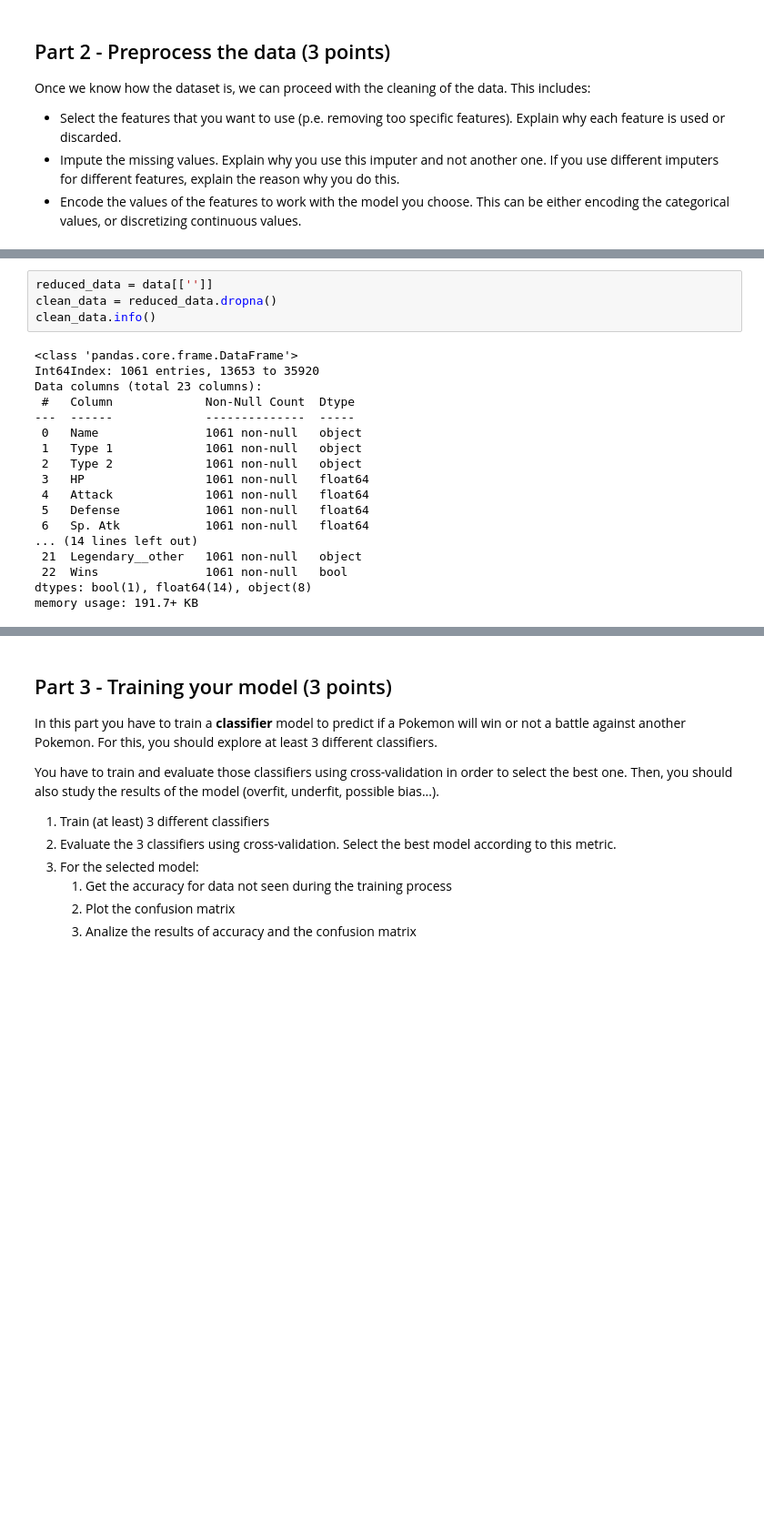
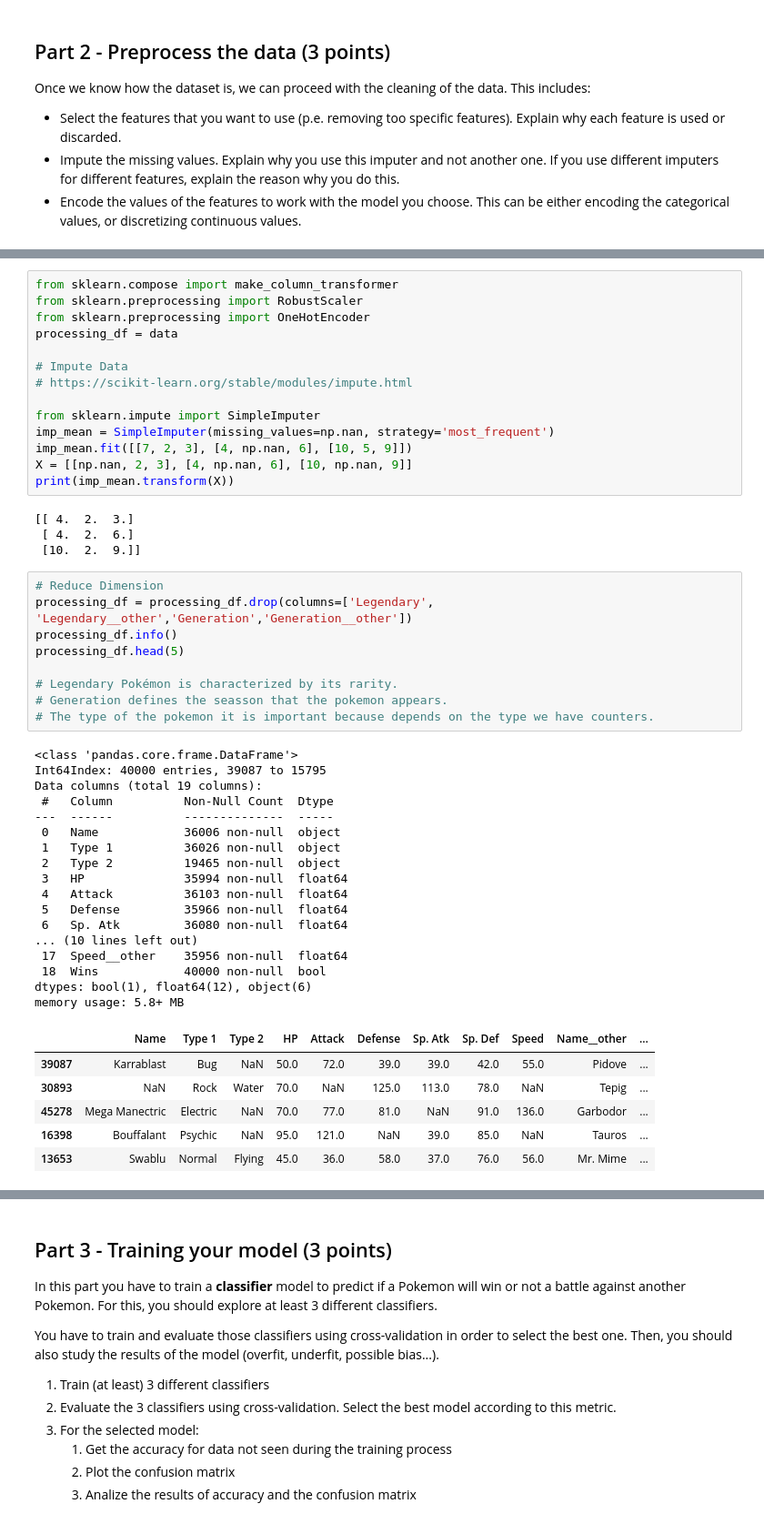
Before and after one commit to elskater98/ml-pokemon-prediction, a Jupyter notebook: pokemon_basic-ml.ipynb, the cells around one changed output, grey strips where cells are left out. Shown: that part at 91% size. Saved outputs shown, nothing was run; the diff lists cells and outputs as text; blank space fills up the shorter version.

```diff
--- a/pokemon_basic-ml.ipynb
+++ b/pokemon_basic-ml.ipynb
@@ -227,22 +198,51 @@ sns.heatmap(corr, mask=mask, cmap=cmap, center=0,
-# %%
-reduced_data = data[['']]
-clean_data = reduced_data.dropna()
-clean_data.info()
-# %% [output]
-<class 'pandas.core.frame.DataFrame'>
-Int64Index: 1061 entries, 13653 to 35920
-Data columns (total 23 columns):
- #   Column             Non-Null Count  Dtype
----  ------             --------------  -----
- 0   Name               1061 non-null   object
- 1   Type 1             1061 non-null   object
- 2   Type 2             1061 non-null   object
- 3   HP                 1061 non-null   float64
- 4   Attack             1061 non-null   float64
- 5   Defense            1061 non-null   float64
- 6   Sp. Atk            1061 non-null   float64
-... (14 lines left out)
- 21  Legendary__other   1061 non-null   object
- 22  Wins               1061 non-null   bool
-dtypes: bool(1), float64(14), object(8)
-memory usage: 191.7+ KB
+# %%
+from sklearn.compose import make_column_transformer
+from sklearn.preprocessing import RobustScaler
+from sklearn.preprocessing import OneHotEncoder
+processing_df = data
+
+# Impute Data
+# https://scikit-learn.org/stable/modules/impute.html
+
+from sklearn.impute import SimpleImputer
+imp_mean = SimpleImputer(missing_values=np.nan, strategy='most_frequent')
+imp_mean.fit([[7, 2, 3], [4, np.nan, 6], [10, 5, 9]])
+X = [[np.nan, 2, 3], [4, np.nan, 6], [10, np.nan, 9]]
+print(imp_mean.transform(X))
+# %% [output]
+[[ 4.  2.  3.]
+ [ 4.  2.  6.]
+ [10.  2.  9.]]
+# %%
+# Reduce Dimension
+processing_df = processing_df.drop(columns=['Legendary', 'Legendary__other','Generation','Generation__other'])
+processing_df.info()
+processing_df.head(5)
+
+# Legendary Pokémon is characterized by its rarity.
+# Generation defines the seasson that the pokemon appears.
+# The type of the pokemon it is important because depends on the type we have counters.
+# %% [output]
+<class 'pandas.core.frame.DataFrame'>
+Int64Index: 40000 entries, 39087 to 15795
+Data columns (total 19 columns):
+ #   Column          Non-Null Count  Dtype
+---  ------          --------------  -----
+ 0   Name            36006 non-null  object
+ 1   Type 1          36026 non-null  object
+ 2   Type 2          19465 non-null  object
+ 3   HP              35994 non-null  float64
+ 4   Attack          36103 non-null  float64
+ 5   Defense         35966 non-null  float64
+ 6   Sp. Atk         36080 non-null  float64
+... (10 lines left out)
+ 17  Speed__other    35956 non-null  float64
+ 18  Wins            40000 non-null  bool
+dtypes: bool(1), float64(12), object(6)
+memory usage: 5.8+ MB
+|  | Name | Type 1 | Type 2 | HP | Attack | Defense | Sp. Atk | Sp. Def | Speed | Name__other | ... |
+| 39087 | Karrablast | Bug | NaN | 50.0 | 72.0 | 39.0 | 39.0 | 42.0 | 55.0 | Pidove | ... |
+| 30893 | NaN | Rock | Water | 70.0 | NaN | 125.0 | 113.0 | 78.0 | NaN | Tepig | ... |
+| 45278 | Mega Manectric | Electric | NaN | 70.0 | 77.0 | 81.0 | NaN | 91.0 | 136.0 | Garbodor | ... |
+| 16398 | Bouffalant | Psychic | NaN | 95.0 | 121.0 | NaN | 39.0 | 85.0 | NaN | Tauros | ... |
+| 13653 | Swablu | Normal | Flying | 45.0 | 36.0 | 58.0 | 37.0 | 76.0 | 56.0 | Mr. Mime | ... |
```
Also changed, not shown: parts of 16 cells of this notebook, 1 other file.
